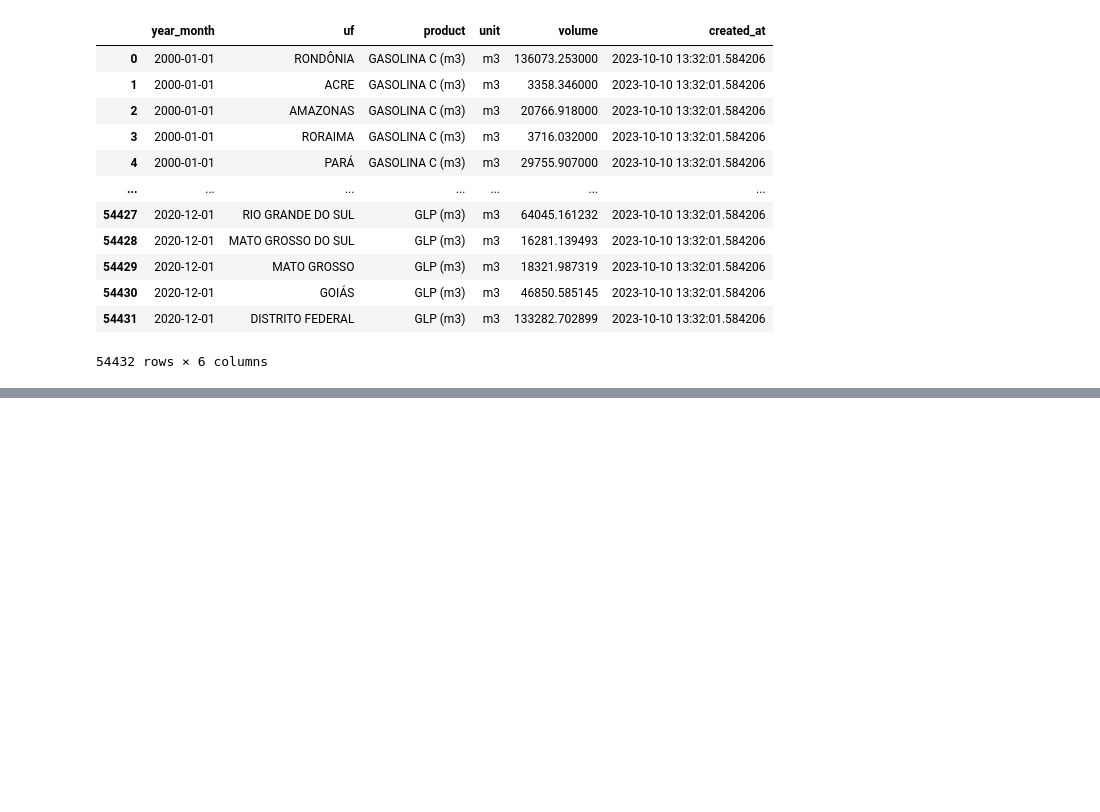
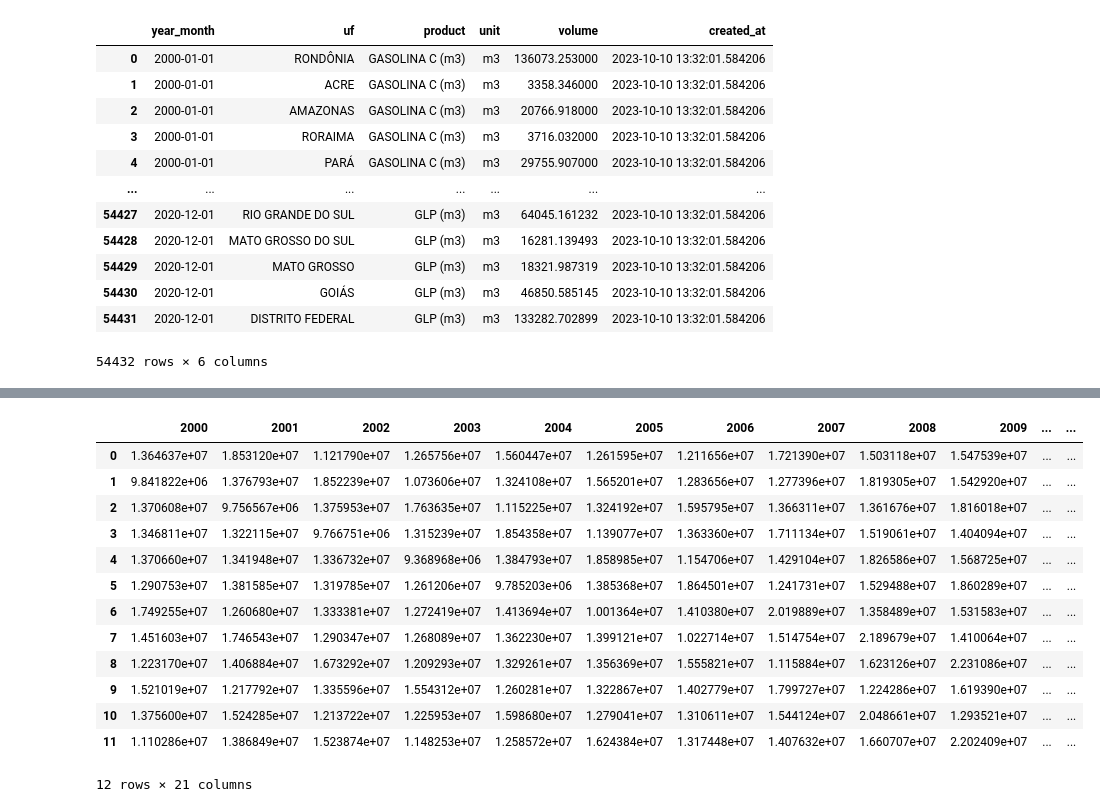
Before and after one commit to FelipeConsole/raizen, a Jupyter notebook: notebooks/extract.ipynb, the cells around one changed output, grey strips where cells are left out. Saved outputs shown, nothing was run; the diff lists cells and outputs as text; code cells hidden in the pictures; blank space fills up the shorter version.

```diff
--- a/notebooks/extract.ipynb
+++ b/notebooks/extract.ipynb
@@ -494,0 +498,7 @@ df_oil_acre.pivot_table(columns='ano',aggfunc='sum')
+# %%
+df_total = pd.read_excel('/home/felipe/Desktop/vendas-combustiveis-m3.xlsx',sheet_name='Plan1',usecols='C:W', nrows=12, skiprows=52)
+# %%
+l = [2000+i for i in range(0,21)]
+string_list = []
+for year in l:
+    string_list.append(str(year))
@@ -494,0 +525,19 @@ df_oil_acre.pivot_table(columns='ano',aggfunc='sum')
+# %%
+df_total.columns = string_list
+# %%
+df_total
+# %% [output]
+|  | 2000 | 2001 | 2002 | 2003 | 2004 | 2005 | 2006 | 2007 | 2008 | 2009 | ... | ... |
+| 0 | 1.364637e+07 | 1.853120e+07 | 1.121790e+07 | 1.265756e+07 | 1.560447e+07 | 1.261595e+07 | 1.211656e+07 | 1.721390e+07 | 1.503118e+07 | 1.547539e+07 | ... | ... |
+| 1 | 9.841822e+06 | 1.376793e+07 | 1.852239e+07 | 1.073606e+07 | 1.324108e+07 | 1.565201e+07 | 1.283656e+07 | 1.277396e+07 | 1.819305e+07 | 1.542920e+07 | ... | ... |
+| 2 | 1.370608e+07 | 9.756567e+06 | 1.375953e+07 | 1.763635e+07 | 1.115225e+07 | 1.324192e+07 | 1.595795e+07 | 1.366311e+07 | 1.361676e+07 | 1.816018e+07 | ... | ... |
+| 3 | 1.346811e+07 | 1.322115e+07 | 9.766751e+06 | 1.315239e+07 | 1.854358e+07 | 1.139077e+07 | 1.363360e+07 | 1.711134e+07 | 1.519061e+07 | 1.404094e+07 | ... | ... |
+| 4 | 1.370660e+07 | 1.341948e+07 | 1.336732e+07 | 9.368968e+06 | 1.384793e+07 | 1.858985e+07 | 1.154706e+07 | 1.429104e+07 | 1.826586e+07 | 1.568725e+07 | ... | ... |
+| 5 | 1.290753e+07 | 1.381585e+07 | 1.319785e+07 | 1.261206e+07 | 9.785203e+06 | 1.385368e+07 | 1.864501e+07 | 1.241731e+07 | 1.529488e+07 | 1.860289e+07 | ... | ... |
+| 6 | 1.749255e+07 | 1.260680e+07 | 1.333381e+07 | 1.272419e+07 | 1.413694e+07 | 1.001364e+07 | 1.410380e+07 | 2.019889e+07 | 1.358489e+07 | 1.531583e+07 | ... | ... |
+| 7 | 1.451603e+07 | 1.746543e+07 | 1.290347e+07 | 1.268089e+07 | 1.362230e+07 | 1.399121e+07 | 1.022714e+07 | 1.514754e+07 | 2.189679e+07 | 1.410064e+07 | ... | ... |
+| 8 | 1.223170e+07 | 1.406884e+07 | 1.673292e+07 | 1.209293e+07 | 1.329261e+07 | 1.356369e+07 | 1.555821e+07 | 1.115884e+07 | 1.623126e+07 | 2.231086e+07 | ... | ... |
+| 9 | 1.521019e+07 | 1.217792e+07 | 1.335596e+07 | 1.554312e+07 | 1.260281e+07 | 1.322867e+07 | 1.402779e+07 | 1.799727e+07 | 1.224286e+07 | 1.619390e+07 | ... | ... |
+| 10 | 1.375600e+07 | 1.524285e+07 | 1.213722e+07 | 1.225953e+07 | 1.598680e+07 | 1.279041e+07 | 1.310611e+07 | 1.544124e+07 | 2.048661e+07 | 1.293521e+07 | ... | ... |
+| 11 | 1.110286e+07 | 1.386849e+07 | 1.523874e+07 | 1.148253e+07 | 1.258572e+07 | 1.624384e+07 | 1.317448e+07 | 1.407632e+07 | 1.660707e+07 | 2.202409e+07 | ... | ... |
+12 rows × 21 columns
```
Also changed, not shown: parts of 26 cells of this notebook, 2 other files.
